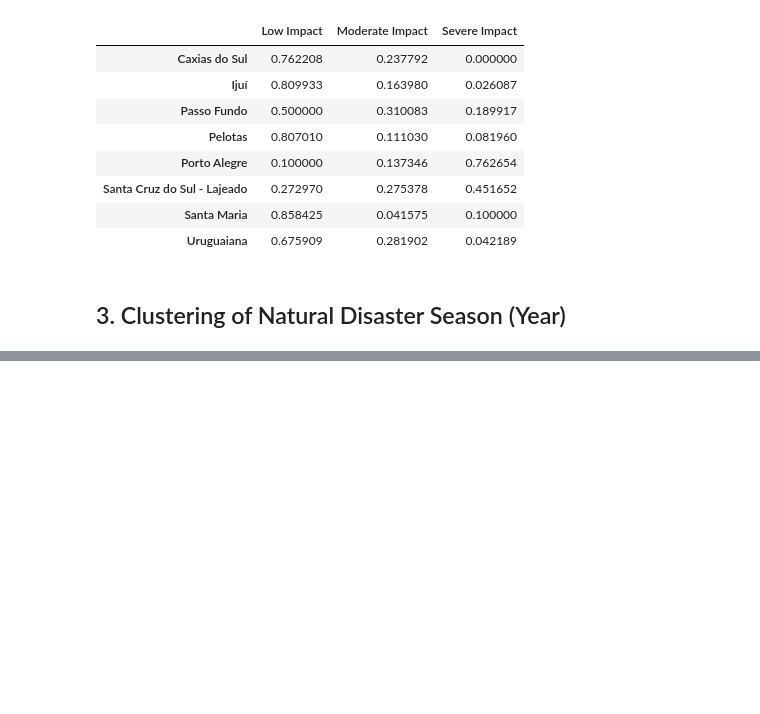
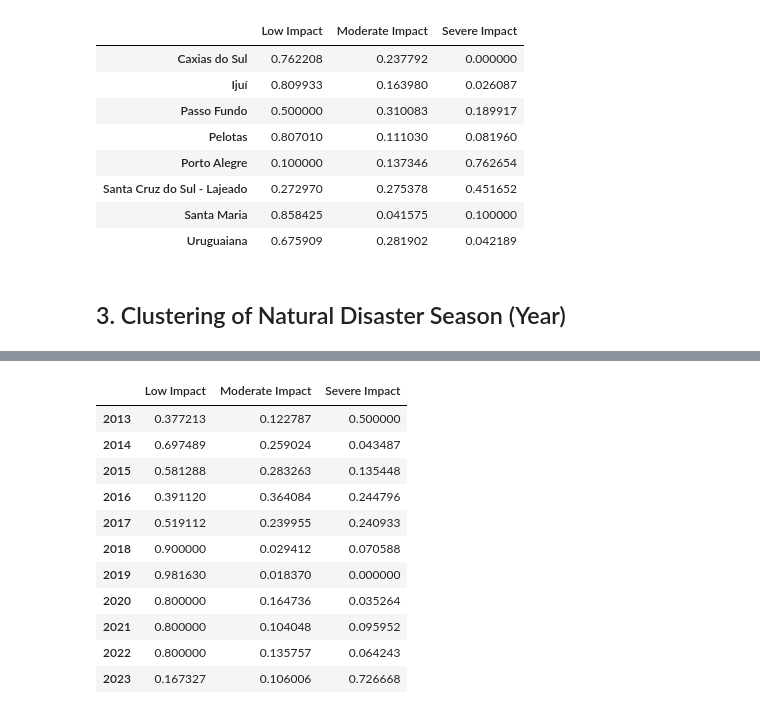
Before and after one commit to Pedro4064/Grey-Systems---Natural-Desaster-Assesment, a Jupyter notebook: Src/grey_clustering.ipynb, the cells around one changed output, grey strips where cells are left out. Drawn from its saved outputs; the diff is of its cells as text; code cells hidden in the pictures; blank space fills up the shorter version.

```diff
--- a/Src/grey_clustering.ipynb
+++ b/Src/grey_clustering.ipynb
@@ -186,0 +177,37 @@ disasters_data.groupby(['Ano']).sum()
+# %%
+data_min = disasters_data_by_year.min()
+data_max = disasters_data_by_year.max()
+data_mean = disasters_data_by_year.mean()
+
+lower_measure_possibility_function = {}
+lower_measure_possibility_function['x3'] = (data_min + data_mean)/2
+lower_measure_possibility_function['x4'] = data_mean
+
+moderate_measure_possibility_function = {}
+moderate_measure_possibility_function['x1'] = (data_min + data_mean)/2
+moderate_measure_possibility_function['x2'] = data_mean
+moderate_measure_possibility_function['x4'] = (data_max + data_mean)/2
+
+upper_measure_possibility_function = {}
+upper_measure_possibility_function['x1'] = data_mean
+upper_measure_possibility_function['x2'] = (data_max + data_mean)/2
+# %%
+season_evaluation = {}
+for year in disasters_data_by_year.index.values:
+    print(year)
+    # Calculate the possibility values for lower function for all
+    f_xs = evaluate_lower_possibility(disasters_data_by_year.loc[year, :], lower_measure_possibility_function)
+    # Multiply the corresponding weight and calculate resulting sigma
+    lower_sigma = np.sum(f_xs * criteria_weights)
+
+    # Calculate the possibility values for moderate function for all
+    f_xs = evaluate_moderate_possibility(disasters_data_by_year.loc[year, :], moderate_measure_possibility_function)
+    # Multiply the corresponding weight and calculate resulting sigma
+    moderate_sigma = np.sum(f_xs * criteria_weights)
+
+    # Calculate the possibility values for upper function for all
+    f_xs = evaluate_upper_possibility(disasters_data_by_year.loc[year, :], upper_measure_possibility_function)
+    # Multiply the corresponding weight and calculate resulting sigma
+    severe_sigma = np.sum(f_xs * criteria_weights)
+
+    season_evaluation[year] = {'Severe Impact': severe_sigma, 'Moderate Impact':moderate_sigma, 'Low Impact':lower_sigma}
@@ -186,0 +226,15 @@ disasters_data.groupby(['Ano']).sum()
+# %%
+pd.DataFrame(season_evaluation).transpose()[['Low Impact', 'Moderate Impact', 'Severe Impact']].style.highlight_max(color='blue', axis=1)
+# %% [output]
+|  | Low Impact | Moderate Impact | Severe Impact |
+| 2013 | 0.377213 | 0.122787 | 0.500000 |
+| 2014 | 0.697489 | 0.259024 | 0.043487 |
+| 2015 | 0.581288 | 0.283263 | 0.135448 |
+| 2016 | 0.391120 | 0.364084 | 0.244796 |
+| 2017 | 0.519112 | 0.239955 | 0.240933 |
+| 2018 | 0.900000 | 0.029412 | 0.070588 |
+| 2019 | 0.981630 | 0.018370 | 0.000000 |
+| 2020 | 0.800000 | 0.164736 | 0.035264 |
+| 2021 | 0.800000 | 0.104048 | 0.095952 |
+| 2022 | 0.800000 | 0.135757 | 0.064243 |
+| 2023 | 0.167327 | 0.106006 | 0.726668 |
```
Also changed, not shown: parts of 5 cells of this notebook.
